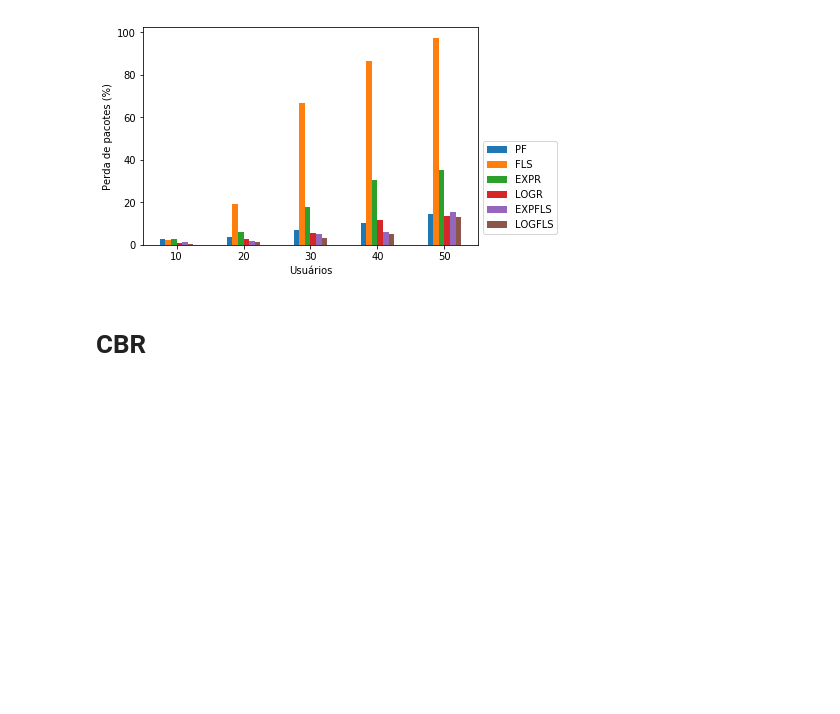
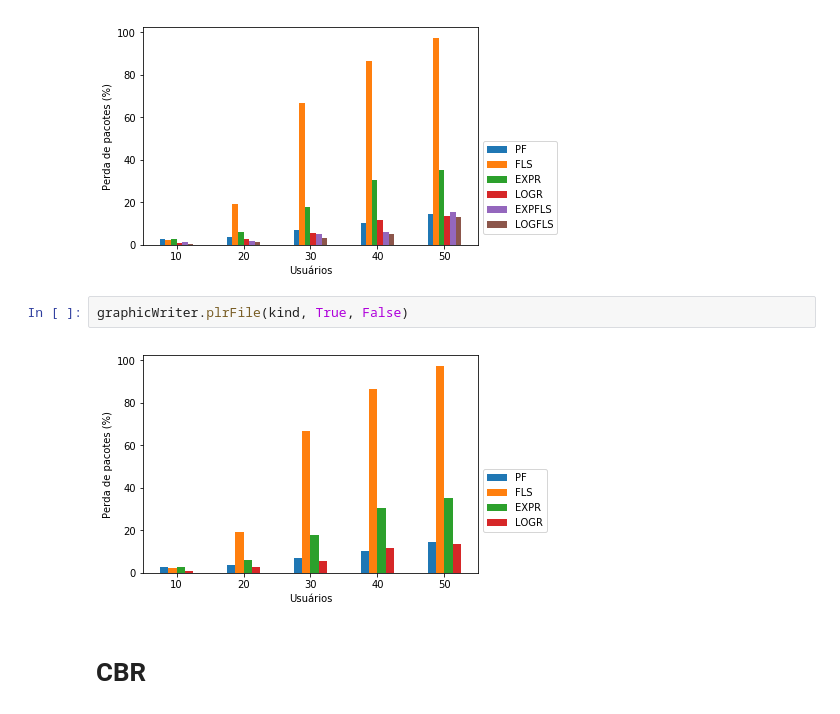
Before and after one commit to gdbranco/lte-sim-dev-new, a Jupyter notebook: myStuff/scripts/FLSPass/DelayVariavel/P50_50.ipynb, the cells around one changed output. Cells and saved outputs as stored; diff of their text form; blank space fills up the shorter version.

```diff
--- a/myStuff/scripts/FLSPass/DelayVariavel/P50_50.ipynb
+++ b/myStuff/scripts/FLSPass/DelayVariavel/P50_50.ipynb
@@ -205,6 +213,10 @@ graphicWriter.fairnessFile(kind, True, True)
 graphicWriter.plrFile(kind, True, True)
 # %% [output]
 [figure]
+# %%
+graphicWriter.plrFile(kind, True, False)
+# %% [output]
+[figure, added]
 # %% [markdown]
 # CBR
 # %%
```
Also changed, not shown: parts of 2 cells of this notebook, 3 other files.
